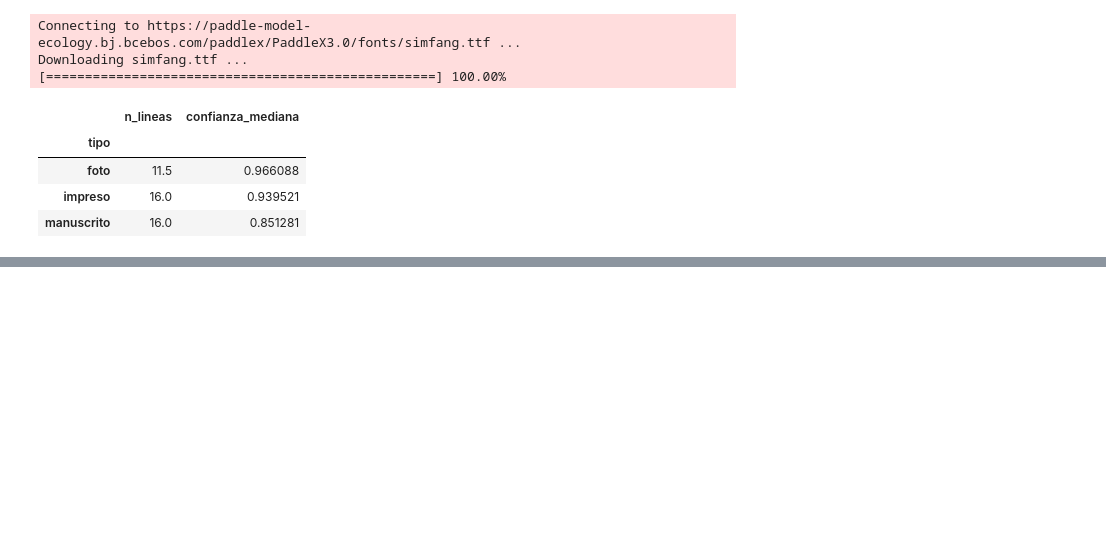
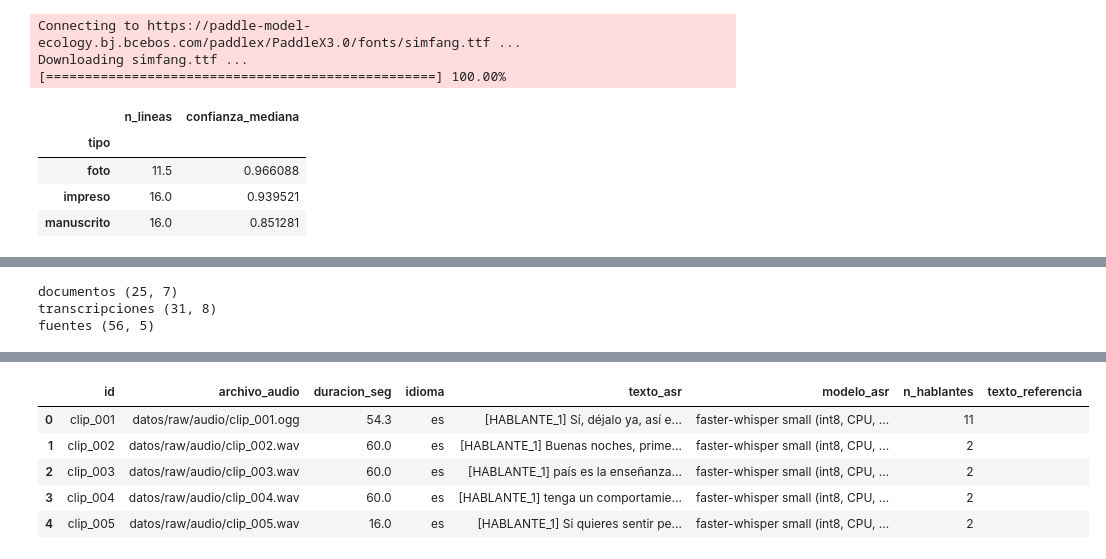
Before and after one commit to jyauric/python-actividades, a Jupyter notebook: tarea_2/01_extraccion.ipynb, the cells around one changed output, grey strips where cells are left out. Drawn from its saved outputs; the diff is of its cells as text; code cells hidden in the pictures; blank space fills up the shorter version.

```diff
--- a/tarea_2/01_extraccion.ipynb
+++ b/tarea_2/01_extraccion.ipynb
@@ -276,0 +535,6 @@ Downloading simfang.ttf ...
+# %%
+documentos["n_caracteres"] = documentos.texto_ocr.str.len()
+display(documentos.nlargest(3, "n_caracteres")[["id", "tipo", "n_caracteres", "texto_ocr"]])
+display(documentos.nsmallest(3, "n_caracteres")[["id", "tipo", "n_caracteres", "texto_ocr"]])
+display(transcripciones.nlargest(3, "duracion_seg")[["id", "duracion_seg", "n_hablantes", "texto_asr"]])
+display(transcripciones.nsmallest(3, "duracion_seg")[["id", "duracion_seg", "n_hablantes", "texto_asr"]])
@@ -276,0 +558,22 @@ Downloading simfang.ttf ...
+# %%
+cols_doc = ["id", "archivo", "tipo", "fuente", "texto_ocr", "modelo_ocr", "texto_referencia"]
+cols_aud = ["id", "archivo_audio", "duracion_seg", "idioma", "texto_asr", "modelo_asr", "n_hablantes", "texto_referencia"]
+documentos["texto_referencia"] = ""        # se completa en la Parte 2
+transcripciones["texto_referencia"] = ""
+
+documentos[cols_doc].to_csv(DATOS / "documentos.csv", index=False)
+transcripciones[cols_aud].to_csv(DATOS / "transcripciones.csv", index=False)
+# %%
+fuentes = pd.concat([
+    inventario.assign(modalidad="documento", acceso="Descarga con descargar() desde Commons / foto propia (no publicada)"),
+    audios.assign(modalidad="audio", acceso="Descarga de Commons (AUDIOS_COMMONS) / clips_openslr73() en 01_extraccion.ipynb"),
+])[["id", "modalidad", "fuente_url", "licencia", "acceso"]]
+fuentes.to_csv(DATOS / "fuentes.csv", index=False)
+
+for nombre, df in [("documentos", documentos[cols_doc]), ("transcripciones", transcripciones[cols_aud]), ("fuentes", fuentes)]:
+    print(nombre, df.shape)
+display(documentos[cols_doc].head()); display(transcripciones[cols_aud].head())
+# %% [output]
+documentos (25, 7)
+transcripciones (31, 8)
+fuentes (56, 5)
@@ -276,0 +586,6 @@ Downloading simfang.ttf ...
+|  | id | archivo_audio | duracion_seg | idioma | texto_asr | modelo_asr | n_hablantes | texto_referencia |
+| 0 | clip_001 | datos/raw/audio/clip_001.ogg | 54.3 | es | [HABLANTE_1] Sí, déjalo ya, así e... | faster-whisper small (int8, CPU, ... | 11 |  |
+| 1 | clip_002 | datos/raw/audio/clip_002.wav | 60.0 | es | [HABLANTE_1] Buenas noches, prime... | faster-whisper small (int8, CPU, ... | 2 |  |
+| 2 | clip_003 | datos/raw/audio/clip_003.wav | 60.0 | es | [HABLANTE_1] país es la enseñanza... | faster-whisper small (int8, CPU, ... | 2 |  |
+| 3 | clip_004 | datos/raw/audio/clip_004.wav | 60.0 | es | [HABLANTE_1] tenga un comportamie... | faster-whisper small (int8, CPU, ... | 2 |  |
+| 4 | clip_005 | datos/raw/audio/clip_005.wav | 16.0 | es | [HABLANTE_1] Si quieres sentir pe... | faster-whisper small (int8, CPU, ... | 2 |  |
```
Also changed, not shown: parts of 13 cells of this notebook, 5 other files.
